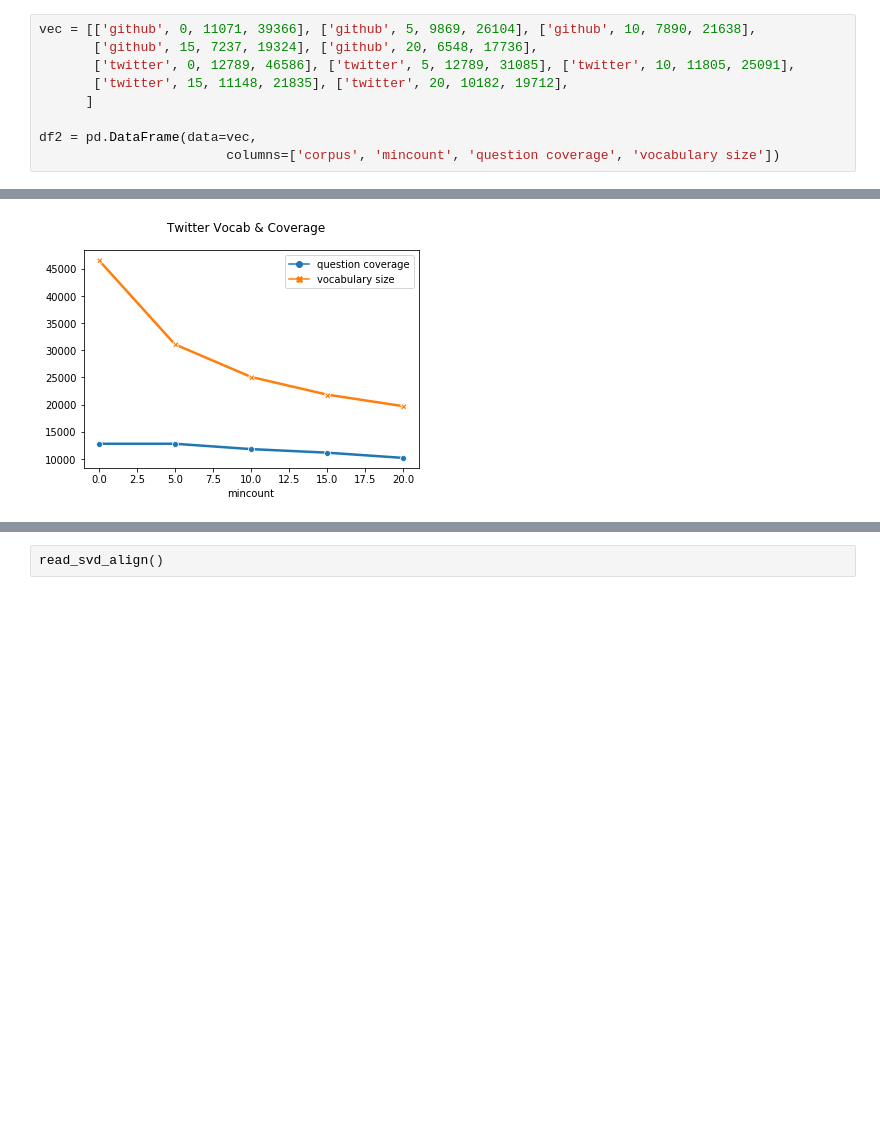
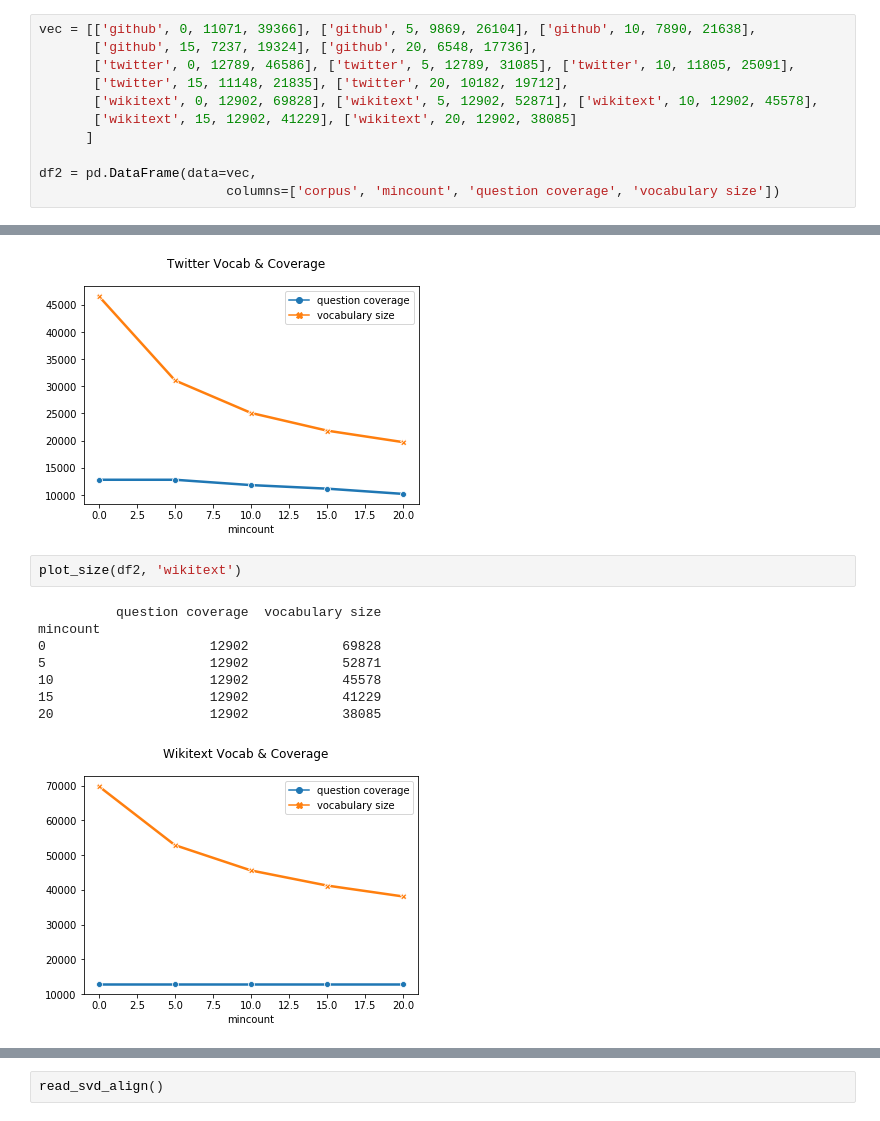
Before and after one commit to jiaojiaoloveu/WordEmbedding-SubCulture, a Jupyter notebook: src/plot_result.ipynb, the cells around one changed output, grey strips where cells are left out. Cells and saved outputs as stored; diff of their text form; blank space fills up the shorter version.

```diff
--- a/src/plot_result.ipynb
+++ b/src/plot_result.ipynb
@@ -311,6 +404,8 @@ vec = [['github', 0, 11071, 39366], ['github', 5, 9869, 26104], ['github', 10, 7
        ['github', 15, 7237, 19324], ['github', 20, 6548, 17736],
        ['twitter', 0, 12789, 46586], ['twitter', 5, 12789, 31085], ['twitter', 10, 11805, 25091],
        ['twitter', 15, 11148, 21835], ['twitter', 20, 10182, 19712],
+       ['wikitext', 0, 12902, 69828], ['wikitext', 5, 12902, 52871], ['wikitext', 10, 12902, 45578],
+       ['wikitext', 15, 12902, 41229], ['wikitext', 20, 12902, 38085]
       ]
 
 df2 = pd.DataFrame(data=vec,
@@ -344,5 +439,16 @@ mincount
 15                    11148            21835
 20                    10182            19712
 [figure]
+# %%
+plot_size(df2, 'wikitext')
+# %% [output]
+          question coverage  vocabulary size
+mincount
+0                     12902            69828
+5                     12902            52871
+10                    12902            45578
+15                    12902            41229
+20                    12902            38085
+[figure, added]
 # %%
 def read_svd_align():
```
Also changed, not shown: parts of 10 cells of this notebook, 1 other file.
